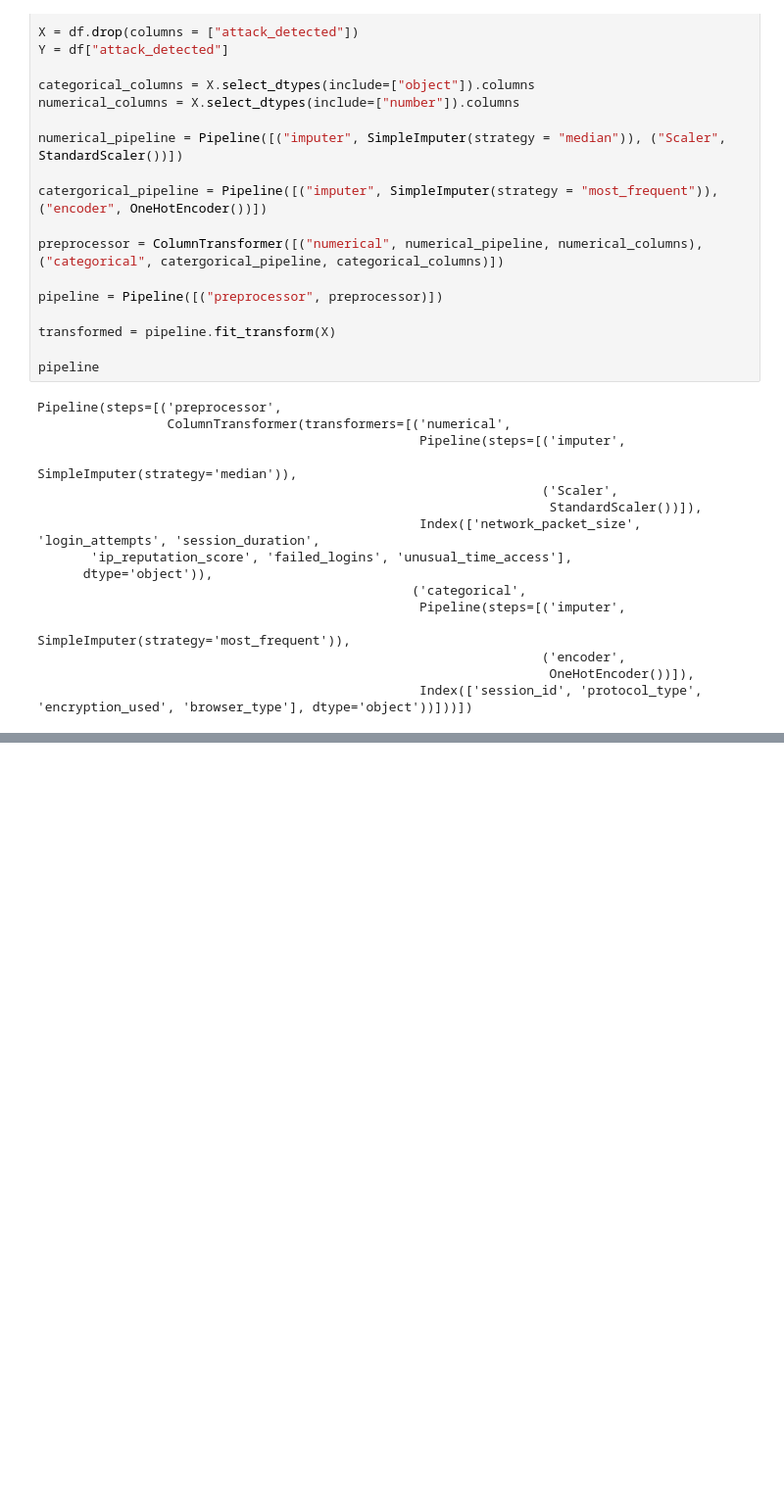
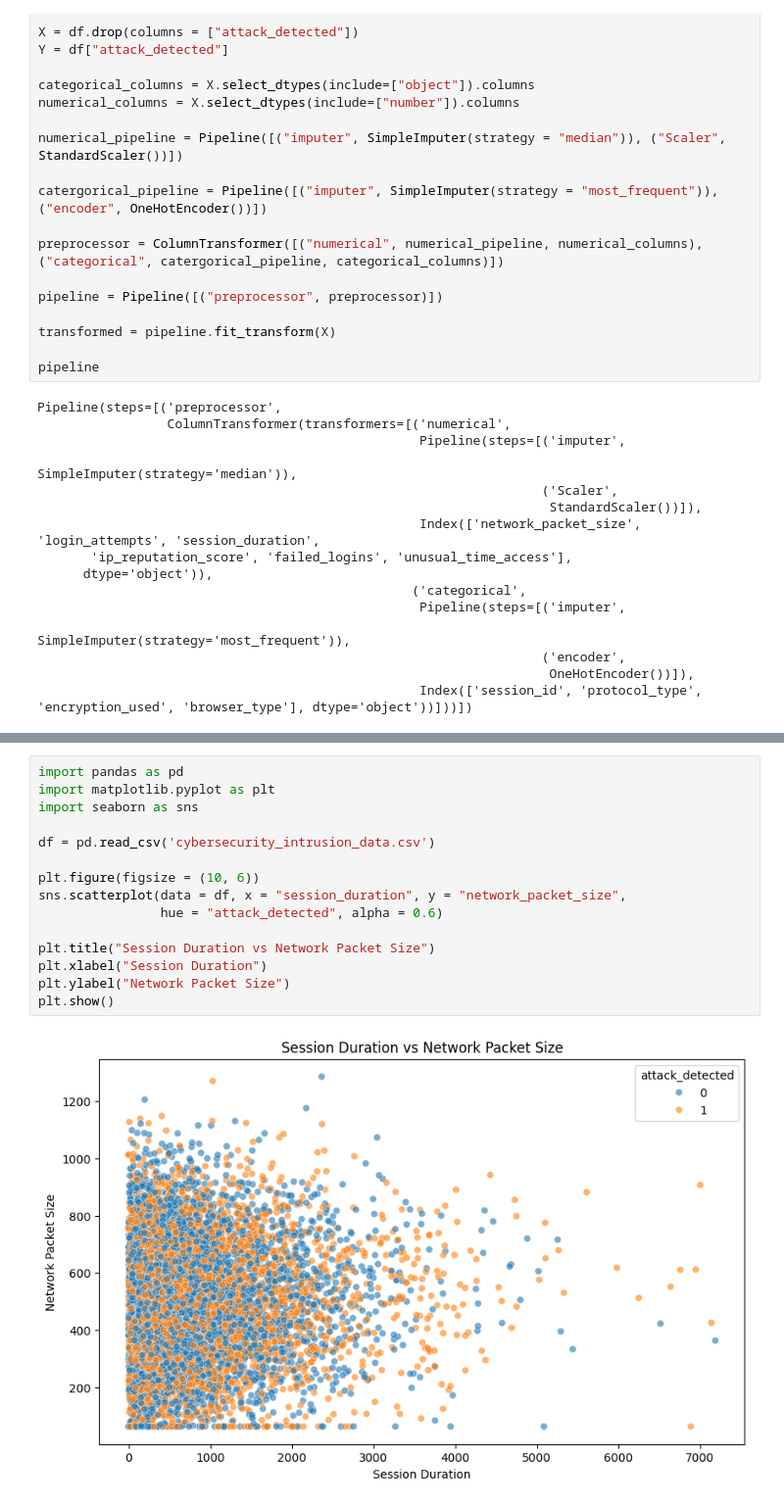
Before and after one commit to JFish72/CSC-349-Machine-Learning-, a Jupyter notebook: HW2/data_prep_analysis.ipynb, the cells around one changed output, grey strips where cells are left out. Shown at 98% size. Saved outputs shown, nothing was run; the diff lists cells and outputs as text; blank space fills up the shorter version.

```diff
--- a/HW2/data_prep_analysis.ipynb
+++ b/HW2/data_prep_analysis.ipynb
@@ -135,0 +194,17 @@ Pipeline(steps=[('preprocessor',
+# %%
+import pandas as pd
+import matplotlib.pyplot as plt
+import seaborn as sns
+
+df = pd.read_csv('cybersecurity_intrusion_data.csv')
+
+plt.figure(figsize = (10, 6))
+sns.scatterplot(data = df, x = "session_duration", y = "network_packet_size",
+                hue = "attack_detected", alpha = 0.6)
+
+plt.title("Session Duration vs Network Packet Size")
+plt.xlabel("Session Duration")
+plt.ylabel("Network Packet Size")
+plt.show()
+# %% [output]
+[figure, added]
```
Also changed, not shown: parts of 3 cells of this notebook.
